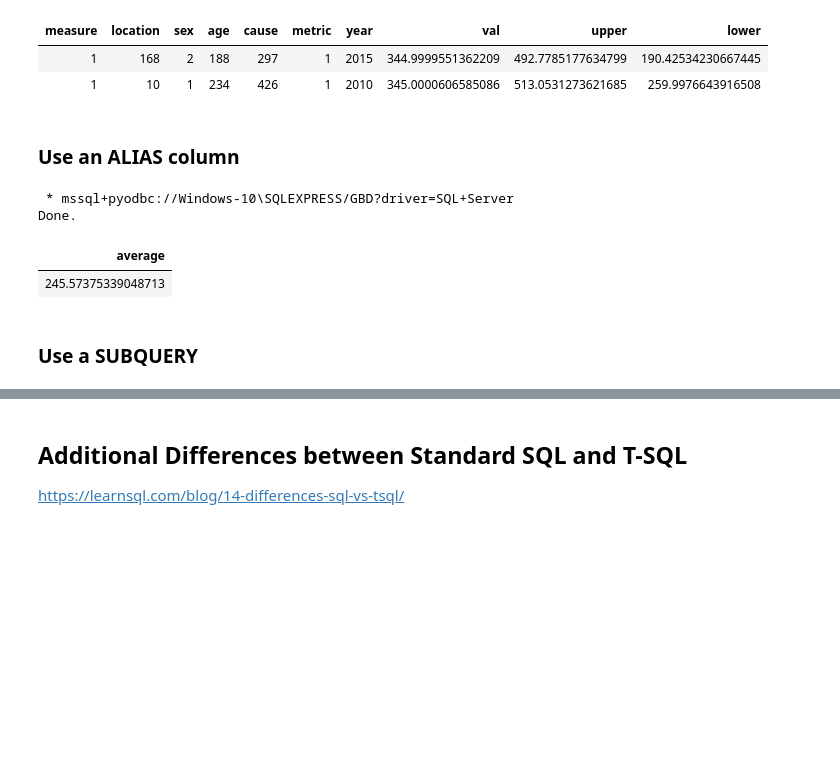
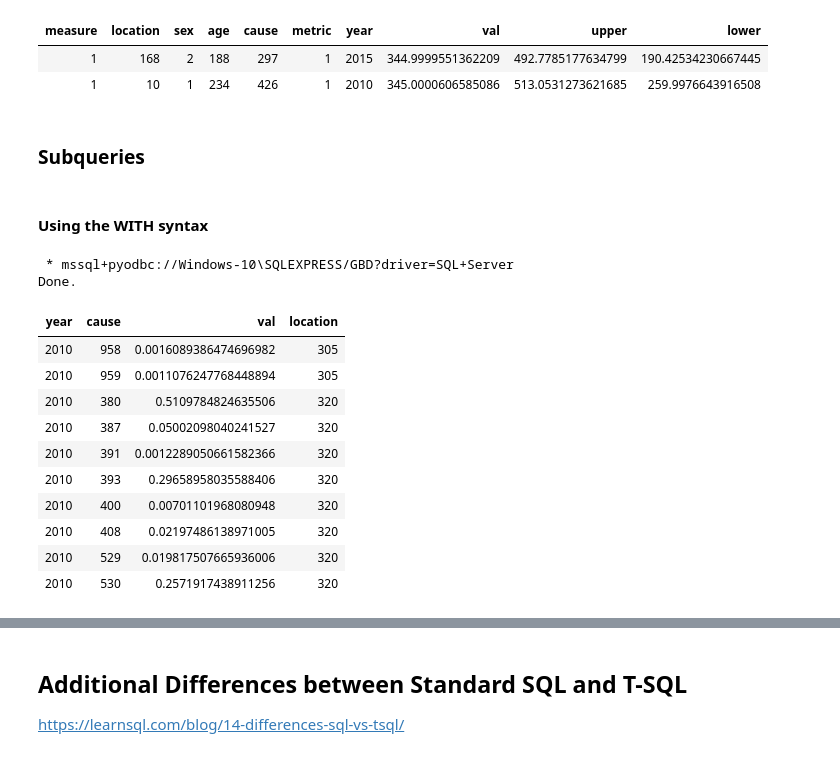
Before and after one commit to yzaya/GBD-T-SQL-Analysis, a Jupyter notebook: T-SQL windows.ipynb, the cells around one changed output, grey strips where cells are left out. Saved outputs shown, nothing was run; the diff lists cells and outputs as text; code cells hidden in the pictures; blank space fills up the shorter version.

```diff
--- a/T-SQL windows.ipynb
+++ b/T-SQL windows.ipynb
@@ -574,17 +608,30 @@ Done.
 | measure | location | sex | age | cause | metric | year | val | upper | lower |
 | 1 | 168 | 2 | 188 | 297 | 1 | 2015 | 344.9999551362209 | 492.7785177634799 | 190.42534230667445 |
 | 1 | 10 | 1 | 234 | 426 | 1 | 2010 | 345.0000606585086 | 513.0531273621685 | 259.9976643916508 |
-# %% [markdown]
-### Use an ALIAS column
-# %%
-%%sql
-
-SELECT AVG(val) AS average
-FROM causes
-# %% [output]
- * mssql+pyodbc://Windows-10\SQLEXPRESS/GBD?driver=SQL+Server
-Done.
-| average |
-| 245.57375339048713 |
-# %% [markdown]
-### Use a SUBQUERY
+# %% [markdown]
+### Subqueries
+# %% [markdown]
+#### Using the WITH syntax
+# %%
+%%sql
+
+WITH subquery AS (
+    SELECT year, cause, val, location
+    FROM causes
+    WHERE sex = 3 AND Age = 22
+)
+SELECT TOP 10 * FROM subquery;
+# %% [output]
+ * mssql+pyodbc://Windows-10\SQLEXPRESS/GBD?driver=SQL+Server
+Done.
+| year | cause | val | location |
+| 2010 | 958 | 0.0016089386474696982 | 305 |
+| 2010 | 959 | 0.0011076247768448894 | 305 |
+| 2010 | 380 | 0.5109784824635506 | 320 |
+| 2010 | 387 | 0.05002098040241527 | 320 |
+| 2010 | 391 | 0.0012289050661582366 | 320 |
+| 2010 | 393 | 0.29658958035588406 | 320 |
+| 2010 | 400 | 0.00701101968080948 | 320 |
+| 2010 | 408 | 0.02197486138971005 | 320 |
+| 2010 | 529 | 0.019817507665936006 | 320 |
+| 2010 | 530 | 0.2571917438911256 | 320 |
```
Also changed, not shown: parts of 28 cells of this notebook.
